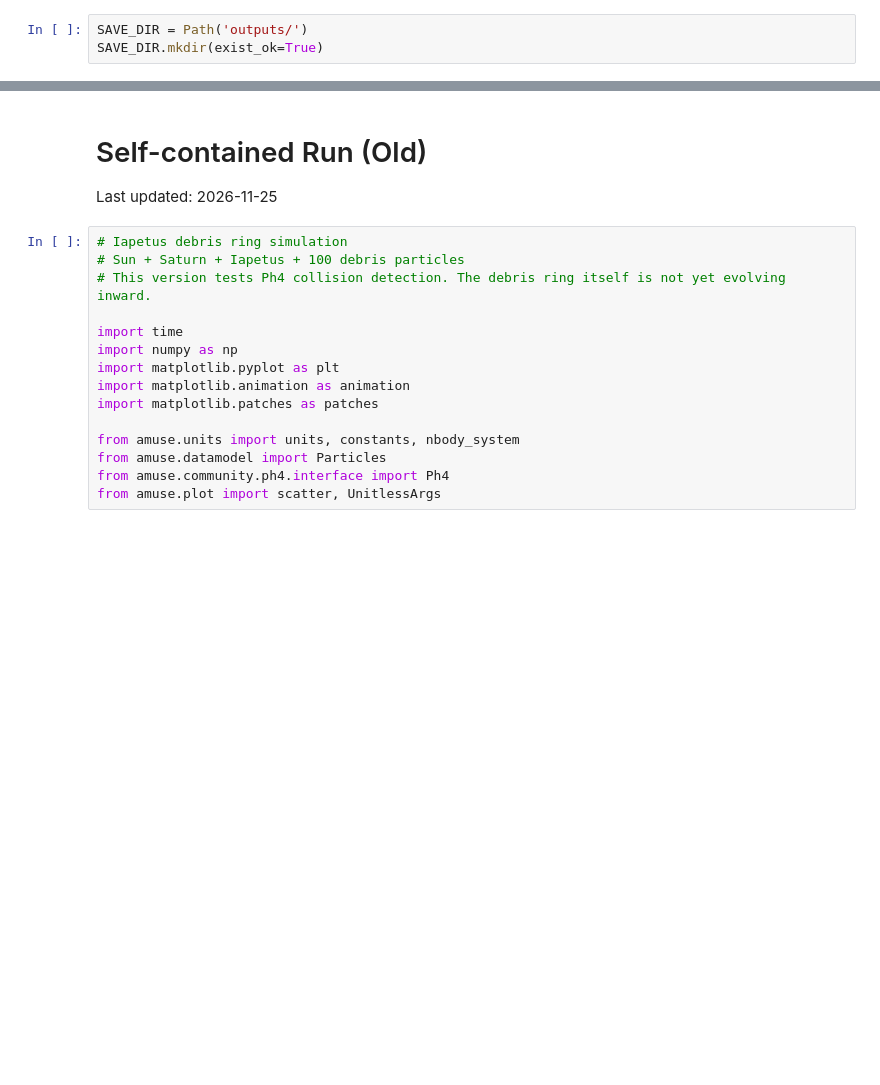
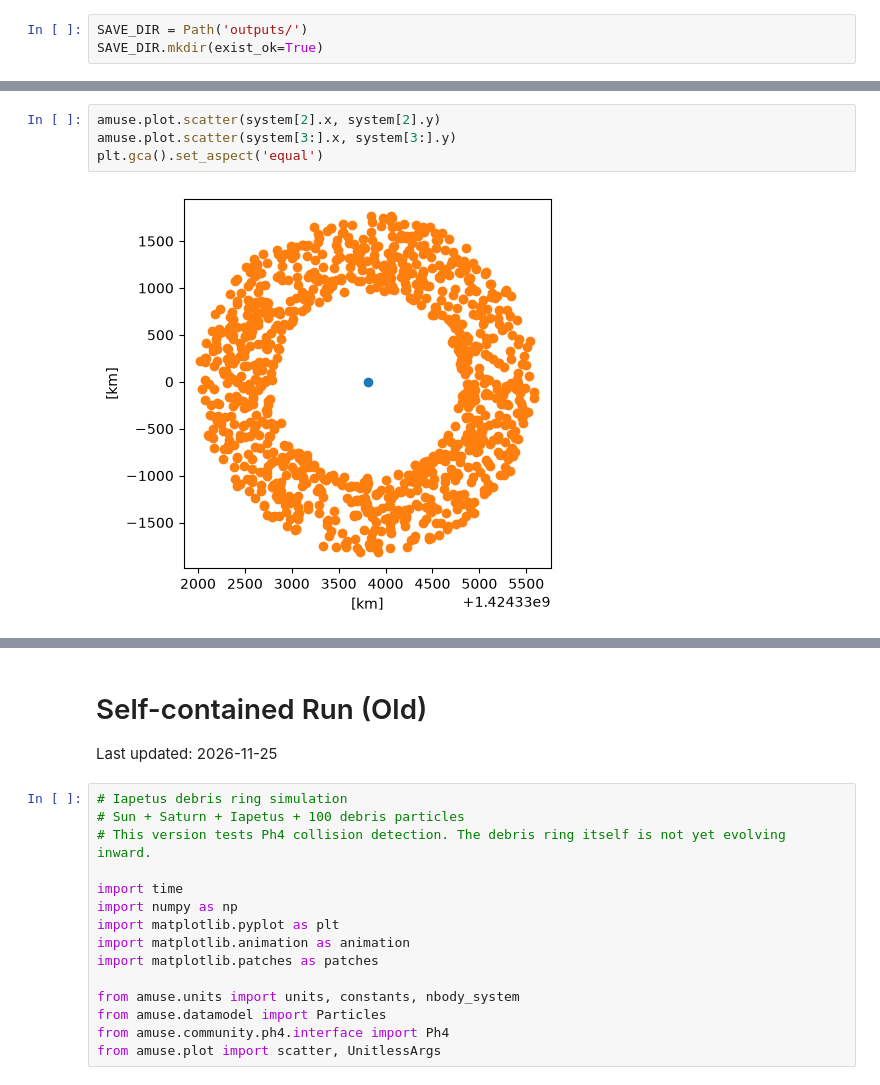
Before and after one commit to qiushitian/iapetus, a Jupyter notebook: unifiedcode.ipynb, the cells around one changed output, grey strips where cells are left out. Cells and saved outputs as stored; diff of their text form; blank space fills up the shorter version.

```diff
--- a/unifiedcode.ipynb
+++ b/unifiedcode.ipynb
@@ -141,0 +73,6 @@ outputs/3d_500_100h_inc0p01.mp4
+# %%
+amuse.plot.scatter(system[2].x, system[2].y)
+amuse.plot.scatter(system[3:].x, system[3:].y)
+plt.gca().set_aspect('equal')
+# %% [output]
+[figure, added]
```
Also changed, not shown: parts of 23 cells of this notebook, 8 other files.
